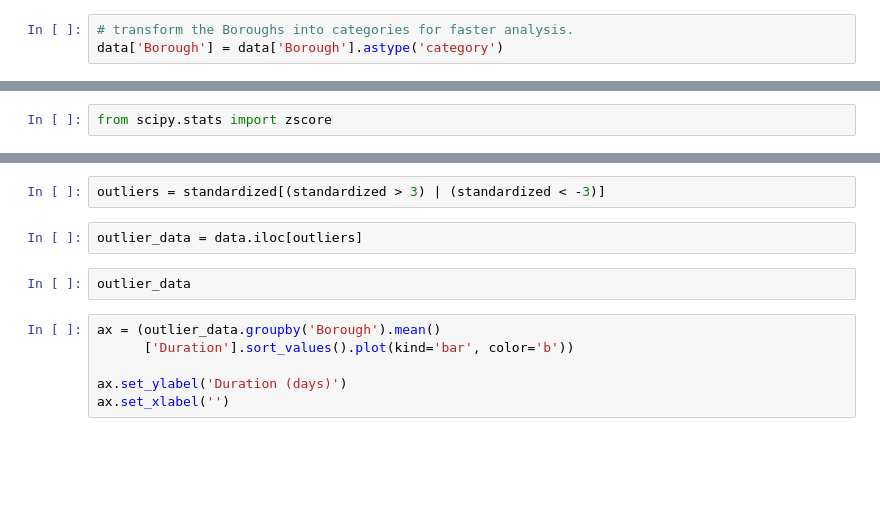
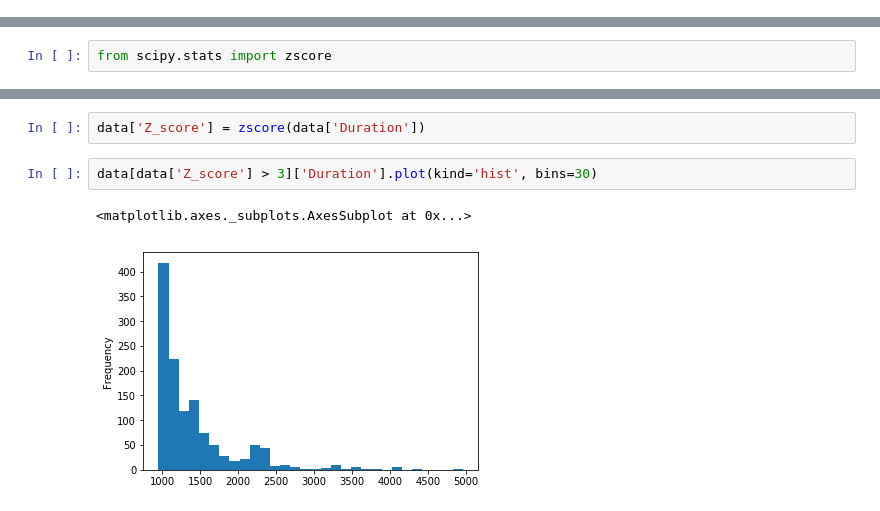
Before and after one commit to anoushavan/Capstone_1, a Jupyter notebook: code/preliminary_analysis.ipynb, the cells around one changed output, grey strips where cells are left out. Saved outputs shown, nothing was run; the diff lists cells and outputs as text; blank space fills up the shorter version.

```diff
--- a/code/preliminary_analysis.ipynb
+++ b/code/preliminary_analysis.ipynb
@@ -515,3 +551,0 @@ data.groupby('Building Type')['Duration'].mean().plot(kind='bar')
-# %%
-# transform the Boroughs into categories for faster analysis.
-data['Borough'] = data['Borough'].astype('category')
@@ -534,13 +560,8 @@ standardized = (data.
-# %%
-outliers = standardized[(standardized > 3) | (standardized < -3)]
-# %%
-outlier_data = data.iloc[outliers]
-# %%
-outlier_data
-# %%
-ax = (outlier_data.groupby('Borough').mean()
-      ['Duration'].sort_values().plot(kind='bar', color='b'))
-
-ax.set_ylabel('Duration (days)')
-ax.set_xlabel('')
+# %%
+data['Z_score'] = zscore(data['Duration'])
+# %%
+data[data['Z_score'] > 3]['Duration'].plot(kind='hist', bins=30)
+# %% [output]
+<matplotlib.axes._subplots.AxesSubplot at 0x...>
+[figure, added]
 # %%
```
Also changed, not shown: parts of 19 cells of this notebook.
